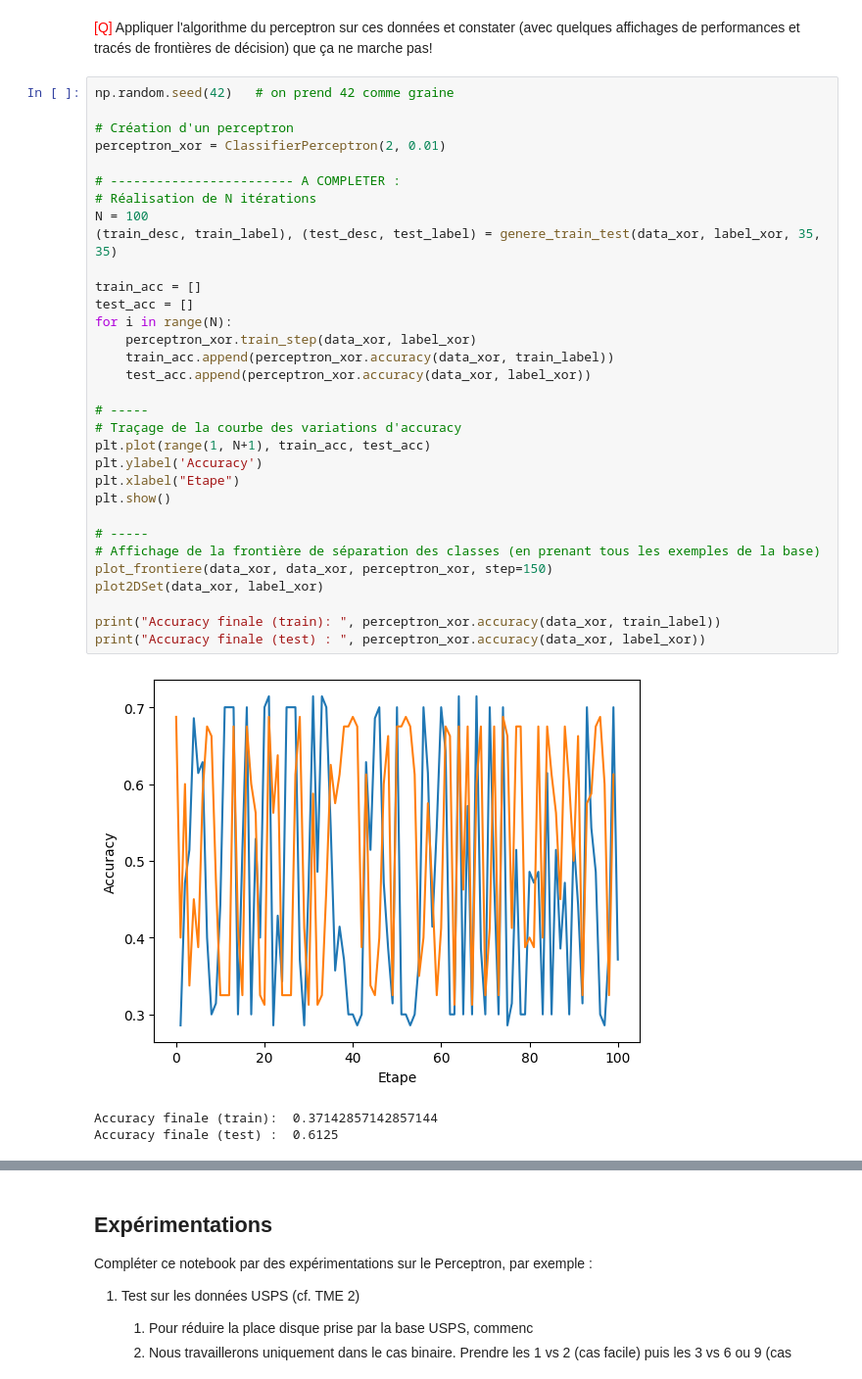
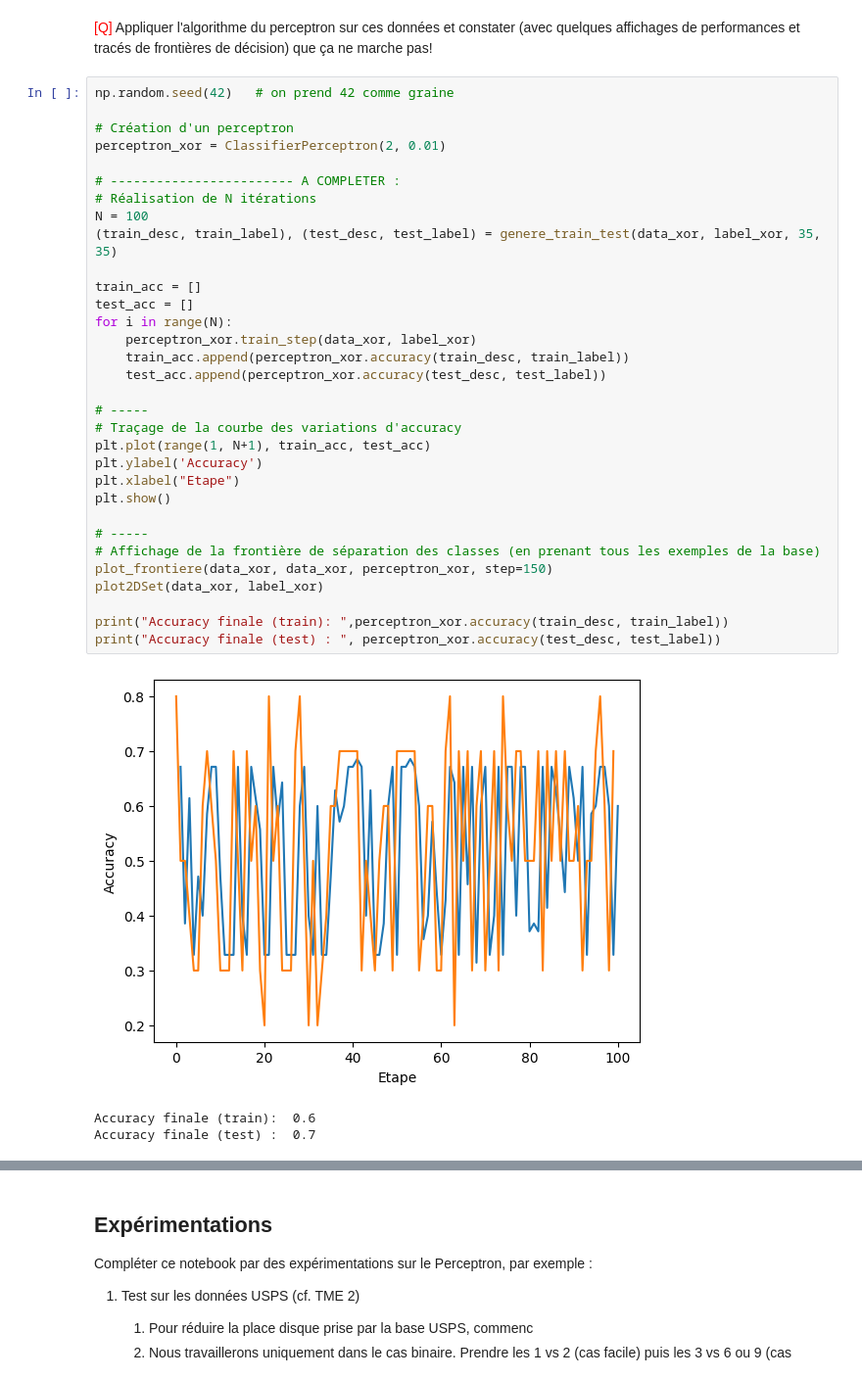
Before and after one commit to ilyesdjerfaf/Sciences-des-Donnees---LU3IN026, a Jupyter notebook: tme-03/tme_03_TAFOUGHALT_DJERFAF.ipynb, the cells around one changed output, grey strips where cells are left out. Shown at 98% size. Saved outputs shown, nothing was run; the diff lists cells and outputs as text.

```diff
--- a/tme-03/tme_03_TAFOUGHALT_DJERFAF.ipynb
+++ b/tme-03/tme_03_TAFOUGHALT_DJERFAF.ipynb
@@ -849,39 +849,39 @@ plot2DSet(data_xor, label_xor)
 # %%
 np.random.seed(42)   # on prend 42 comme graine
 
 # Création d'un perceptron
 perceptron_xor = ClassifierPerceptron(2, 0.01)
 
 # ------------------------ A COMPLETER :
 # Réalisation de N itérations
 N = 100
 (train_desc, train_label), (test_desc, test_label) = genere_train_test(data_xor, label_xor, 35, 35)
 
 train_acc = []
 test_acc = []
 for i in range(N):
     perceptron_xor.train_step(data_xor, label_xor)
-    train_acc.append(perceptron_xor.accuracy(data_xor, train_label))
-    test_acc.append(perceptron_xor.accuracy(data_xor, label_xor))
+    train_acc.append(perceptron_xor.accuracy(train_desc, train_label))
+    test_acc.append(perceptron_xor.accuracy(test_desc, test_label))
 
 # -----
 # Traçage de la courbe des variations d'accuracy
 plt.plot(range(1, N+1), train_acc, test_acc)
 plt.ylabel('Accuracy')
 plt.xlabel("Etape")
 plt.show()
 
 # -----
 # Affichage de la frontière de séparation des classes (en prenant tous les exemples de la base)
 plot_frontiere(data_xor, data_xor, perceptron_xor, step=150)
 plot2DSet(data_xor, label_xor)
 
-print("Accuracy finale (train): ", perceptron_xor.accuracy(data_xor, train_label))
-print("Accuracy finale (test) : ", perceptron_xor.accuracy(data_xor, label_xor))
+print("Accuracy finale (train): ",perceptron_xor.accuracy(train_desc, train_label))
+print("Accuracy finale (test) : ", perceptron_xor.accuracy(test_desc, test_label))
 # %% [output]
-[figure, old version]
+[figure, new version]
-Accuracy finale (train):  0.37142857142857144
-Accuracy finale (test) :  0.6125
+Accuracy finale (train):  0.6
+Accuracy finale (test) :  0.7
 [figure]
 # %% [markdown]
 ## Expérimentations
```
Also changed, not shown: parts of 2 cells of this notebook.
